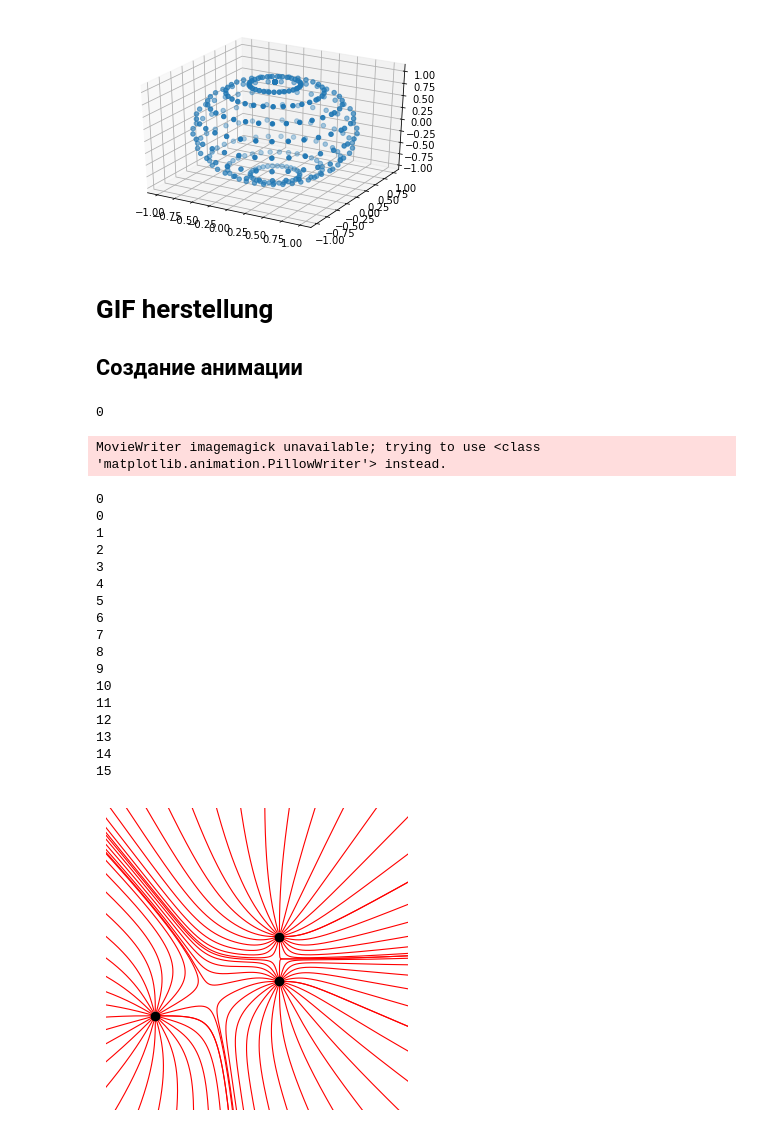
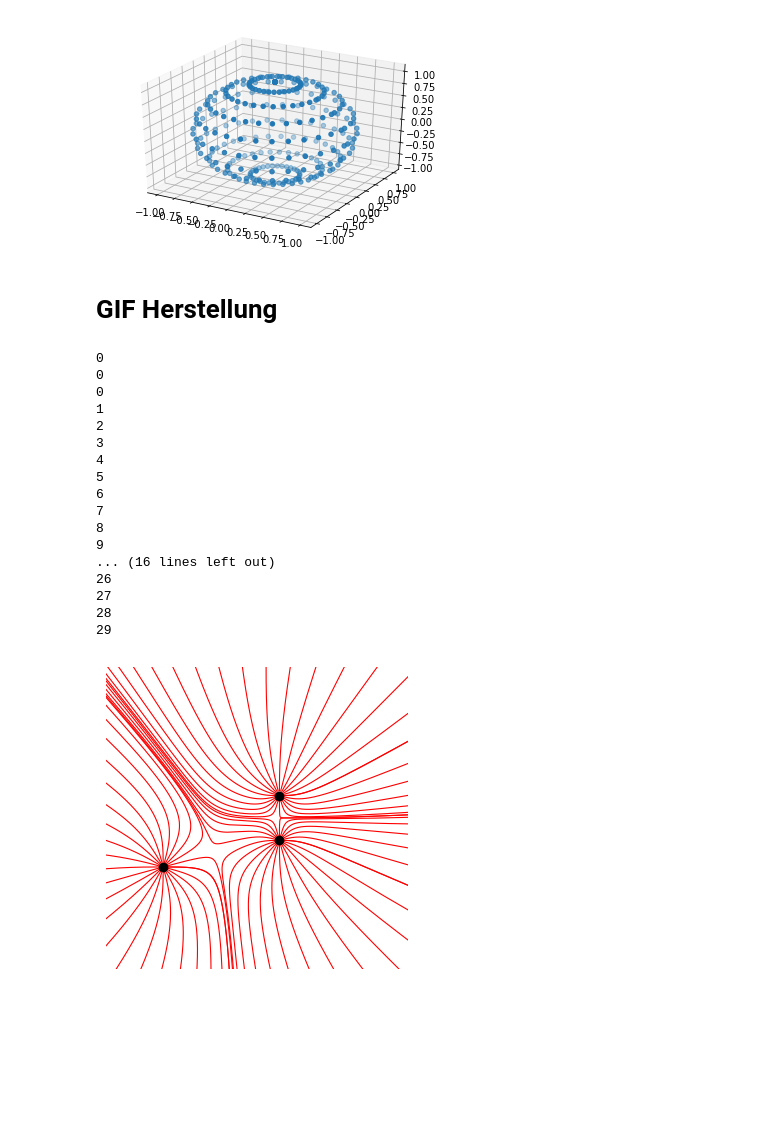
Before and after one commit to Neptune-1/Physik, a Jupyter notebook: Feld.ipynb, the cells around one changed output. Drawn from its saved outputs; the diff is of its cells as text; code cells hidden in the pictures; blank space fills up the shorter version.

```diff
--- a/Feld.ipynb
+++ b/Feld.ipynb
@@ -81,9 +80,8 @@ for x, y in zip(xg, yg):
 
     x1, y1 = E2(q1,q2,r,x,y)
 
-
     plt.scatter([x,x1+x],[y,y1+y],s=0, c='w')
 
-    plt.arrow(x,y,x1*10,y1*10, color='r',head_width=0.1, linewidth=0.2)
+    plt.arrow(x,y,x1*0.5,y1*0.5, color='r',head_width=0.1, linewidth=0.2)
 plt.show()
 # %% [output]
@@ -144,6 +140,6 @@ plt.show()
 # %%
 %%time
-size = 150 #size of plot
+size = 150 # size of plot
 plt.figure(dpi=150)
 plt.xlim(-(size+1), (size+1))
 plt.ylim(-(size+1), (size+1))
@@ -152,7 +148,7 @@ q_prop=np.array([[-30, -15, 10**(-9),1],[15, -15, 10**(-9),1],[15, 15, 10**(-9),
 wind=np.zeros(int(2*np.pi*10))
 #q_prop=np.array([[-150000000*kof, 700000*kof, 50*10**(-9),0], [-150000000*kof, -700000*kof, -50*10**(-9),0], [0*kof, 6400*kof, 2*10**(-9),1],[0*kof, -6400*kof, -2*10**(-9),1]])
 
-n=20  #lines num
+n=10 # lines num
 
 r_q = np.sqrt(15)
 plt.gca().set_aspect('equal', adjustable='box')
@@ -201,7 +197,7 @@ Wall time: 1min 35s
 # Mit Beschleunigung
 ## Для более чем двух зарядов в произвольных координатах, оптимизированно
 # %%
-%%time
+%time
 q_prop=np.array([[-30, -15, 10**(-9),1],[15, -15, 10**(-9),1],[15, 15, 10**(-9),1]]).astype(np.float32)# [xq,yq,q,1] 0 staat 1, wenn sie nicht die Linien von diesem Laden rechnen
 r_q = np.sqrt(20)
 size = 150 #size of plot
@@ -241,7 +237,7 @@ def Draw(size, q_prop,r_q, n):
     for c in range(len(x11)):
 
       xs=x11[c]
-      ys=x22д[c]
+      ys=x22[c]
 
       lines=np.empty((2,1000000), dtype=np.float64)
       lines[:]=np.nan
@@ -338,8 +333,6 @@ def Draw(size, q_prop,r_q):
   mask=q_prop[ q_prop[:,2]>0 ][ q_prop[q_prop[:,2]>0][:,3]==1 ]
   for cq in range(len(mask)):
     qmask=mask[cq]
-    #x11 = r_q*np.cos(theta)+qmask[0]
-    #x22 = r_q*np.sin(theta)+qmask[1]
 
     pof=np.mgrid[0.0:np.pi:10j, 0.0:2.0*np.pi:10j]
     phi, theta = pof
@@ -361,7 +354,7 @@ def Draw(size, q_prop,r_q):
       while  abs(xs)<size+2 and abs(ys)<size+2:
         for cq1 in range(len(q_prop)):
           q=q_prop[cq1]
-          if (((xs-q[0])**2+ys-q[1])**2+(zs-q[2])**2)**0.5<r_q/2 :#and cq1!=cq
+          if (((xs-q[0])**2+ys-q[1])**2+(zs-q[2])**2)**0.5<r_q/2: # and cq1!=cq
             stop=1
             break
         if stop==1:
@@ -383,11 +376,10 @@ def Draw(size, q_prop,r_q):
   return linen
 
 
-size = 150 #size of plot
+size = 150 # size of plot
 plt.figure(dpi=50)
 plt.xlim(-(size+1), (size+1))
 plt.ylim(-(size+1), (size+1))
-#plt.gca().set_aspect('equal', adjustable='box')
 r_q = np.sqrt(20)
 
 
@@ -395,7 +387,6 @@ fig = plt.figure()
 ax = fig.gca(projection='3d')
 lines=Draw(size,q_prop,r_q)
 
-#plt.scatter(xxx,yyy,c="r",s=0.3)
 for qq in lines:
  for l in qq:
 
@@ -405,12 +396,6 @@ for qq in lines:
 ax.scatter(q_prop[:,0],q_prop[:,1], s=r_q*30)
 for q in q_prop:
   if q[2]>0:
-    ax.text(q[0], q[1], "+", fontsize=10)
+    ax.text(q[0], q[1], "+", s=10)
   else:
-    ax.text(q[0], q[1], "-", fontsize=20)
-
-#ax = plt.axes()
-#ax.set_facecolor((61/255, 61/255, 61/255))
-
-#ax.set_axis_off()
-#plt.savefig("1.png",)
+    ax.text(q[0], q[1], "-", s=20)
@@ -438,15 +448,13 @@ plt.show()
 # %% [output]
 [figure]
 # %% [markdown]
-# GIF herstellung
-## Создание анимации
+# GIF Herstellung
 # %%
-%%time
 q_prop = np.array([[-70, -40, 10**(-9),1],[15, -15, 10**(-9),1],[15, 15, 10**(-9),1]]).astype(np.float32)# [xq,yq,q,1] 0 staat 1, wenn sie nicht die Linien von diesem Laden rechnen
 r_q = np.sqrt(10)
 size = 100 # size of plot
 n = 25 #n lines
-N = 16 # n frames
+N = 30 # n frames in video
 
 @nb.jit()
 def E1(q_prop, xs, ys):
@@ -526,50 +534,48 @@ points.append(plt.plot([],[],"bo" , c="black" )[0])
 
 
 def Plot_im(size,q_prop,r_q, n):
 
   lines=Draw(size,q_prop,r_q, n)
   c=0
   for qq in lines:
     for l in qq:
       l=l[l!=np.nan].reshape(2,-1)
       a_lines[c].set_data(l[0], l[1])
       c+=1
 
   points[0].set_data(q_prop[:,0],q_prop[:,1])
   return a_lines+points
 
 def animate(x):
     print(x)
     q_prop[0][0]+=x/60
     q_prop[0][1]+=x/60
 
     return Plot_im(size,q_prop,r_q, n)
 
 def init():
       lobj = plt.plot([],[], lw=0.8, c="r")[0]
       return lobj,
 
 anim = animation.FuncAnimation(fig, animate, frames=N, interval=20, blit=True)
-anim.save('Ohne Wirkung.gif', writer='imagemagick', fps=30)
+anim.save('Ohne Stoßen.gif', writer='pillow', fps=30)
 plt.show()
 # %% [output]
 0
+0
+0
+1
+2
+3
+4
+5
+6
+7
+8
+9
+... (16 lines left out)
+26
+27
+28
+29
-MovieWriter imagemagick unavailable; trying to use <class 'matplotlib.animation.PillowWriter'> instead.
-0
-0
-1
-2
-3
-4
-5
-6
-7
-8
-9
-10
-11
-12
-13
-14
-15
-[figure, old version]
+[figure, new version]
```
Also changed, not shown: parts of 25 cells of this notebook.
